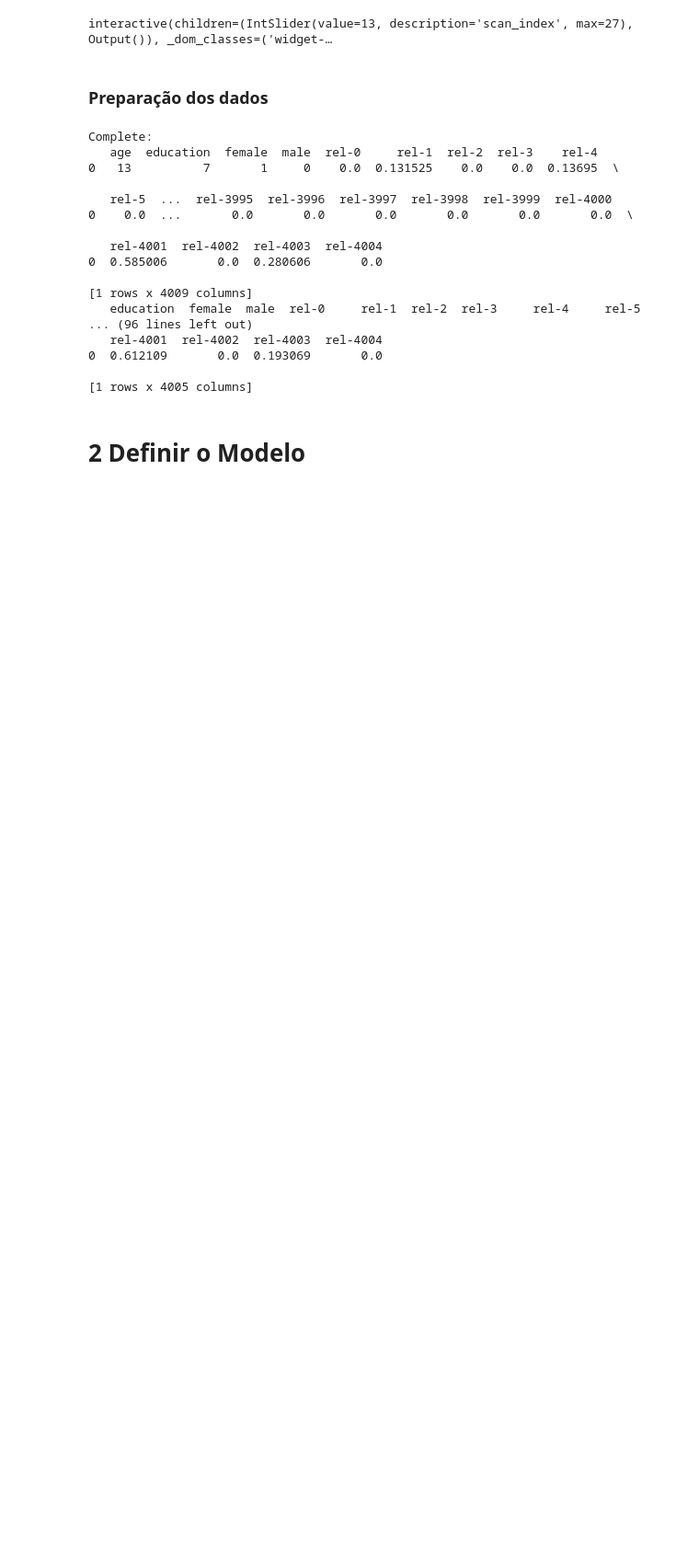
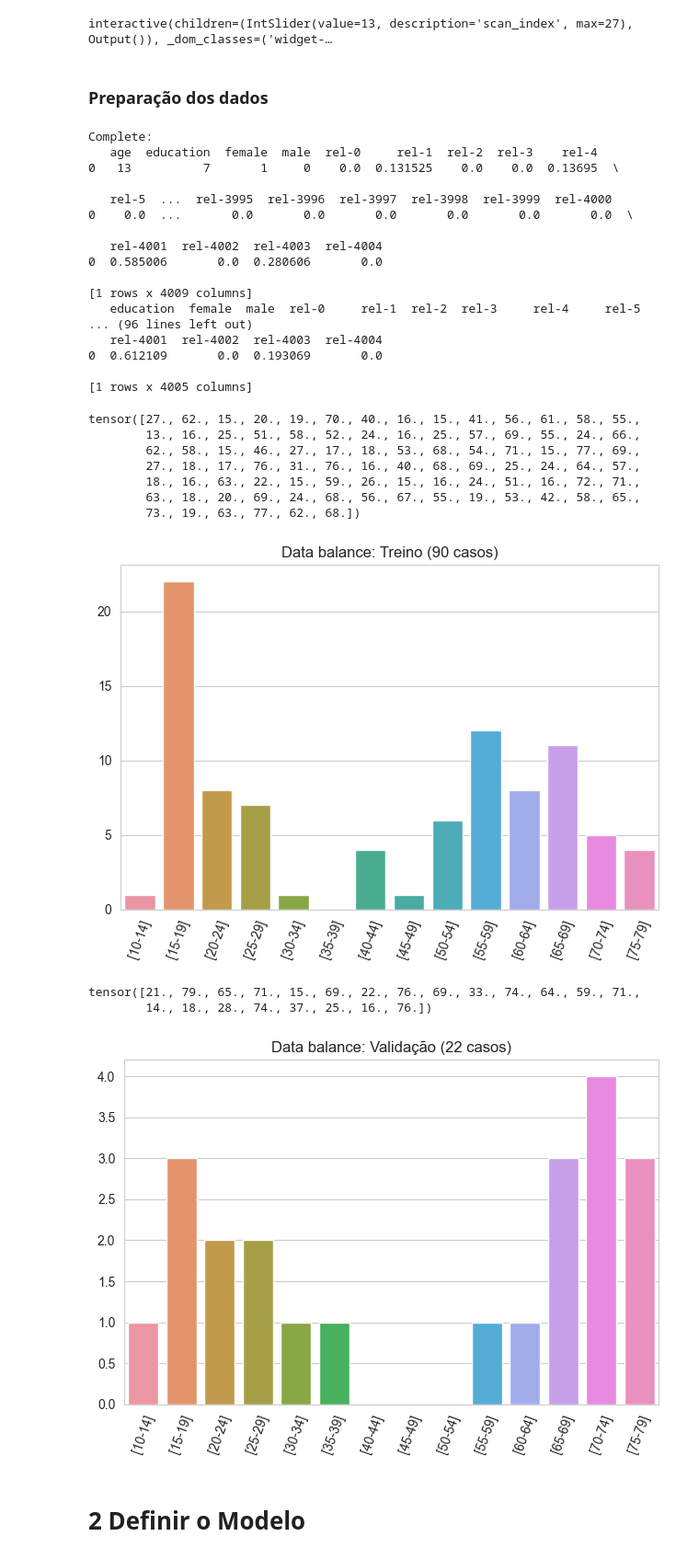
Before and after one commit to hugo-baptista/imag-deep-learning, a Jupyter notebook: new_res.ipynb, the cells around one changed output. Shown at 92% size. Cells and saved outputs as stored; diff of their text form; code cells hidden in the pictures; blank space fills up the shorter version.

```diff
--- a/new_res.ipynb
+++ b/new_res.ipynb
@@ -292,5 +286,41 @@ Complete:
 0  0.612109       0.0  0.193069       0.0
 
 [1 rows x 4005 columns]
+# %%
+import math
+def visualize_holdout_balance(dl, titulo):
+    _, labels = next(iter(dl))
+    print(labels)
+    sns.set_style('whitegrid')
+    dic={}
+    for i in range(14):
+        dic[f'[{10+5*i}-{14+5*i}]']=0
+    x, y = np.unique(labels, return_counts=True)
+    for i in range(len(x)):
+        low = math.floor(x[i] / 5) * 5
+        dic[f'[{low}-{low+4}]']+=y[i]
+    x_ext = list(dic.keys())
+    y_ext = list(dic.values())
+    grafico=sns.barplot(x=x_ext, y=y_ext)
+    grafico.set_title(f'Data balance: {titulo} ({len(labels)} casos)')
+    plt.xticks(rotation=70)
+    plt.tight_layout()
+    #plt.savefig('data_balance_MLP.png')
+    plt.show()
+
+visualize_holdout_balance(train_dl_all, 'Treino')
+visualize_holdout_balance(val_dl_all, 'Validação')
+# %% [output]
+tensor([27., 62., 15., 20., 19., 70., 40., 16., 15., 41., 56., 61., 58., 55.,
+        13., 16., 25., 51., 58., 52., 24., 16., 25., 57., 69., 55., 24., 66.,
+        62., 58., 15., 46., 27., 17., 18., 53., 68., 54., 71., 15., 77., 69.,
+        27., 18., 17., 76., 31., 76., 16., 40., 68., 69., 25., 24., 64., 57.,
+        18., 16., 63., 22., 15., 59., 26., 15., 16., 24., 51., 16., 72., 71.,
+        63., 18., 20., 69., 24., 68., 56., 67., 55., 19., 53., 42., 58., 65.,
+        73., 19., 63., 77., 62., 68.])
+[figure, added]
+tensor([21., 79., 65., 71., 15., 69., 22., 76., 69., 33., 74., 64., 59., 71.,
+        14., 18., 28., 74., 37., 25., 16., 76.])
+[figure, added]
 # %% [markdown]
 # 2 Definir o Modelo
```
Also changed, not shown: parts of 9 cells of this notebook, 4 other files.
